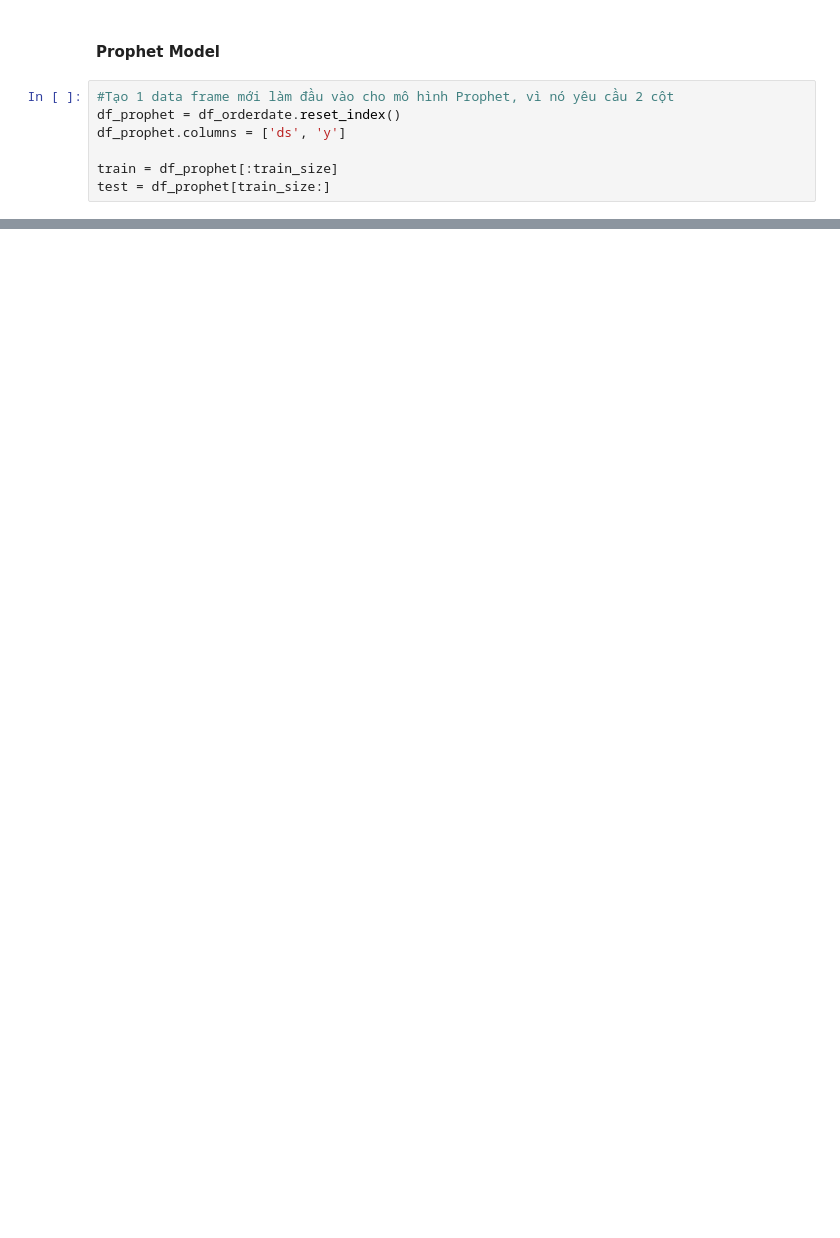
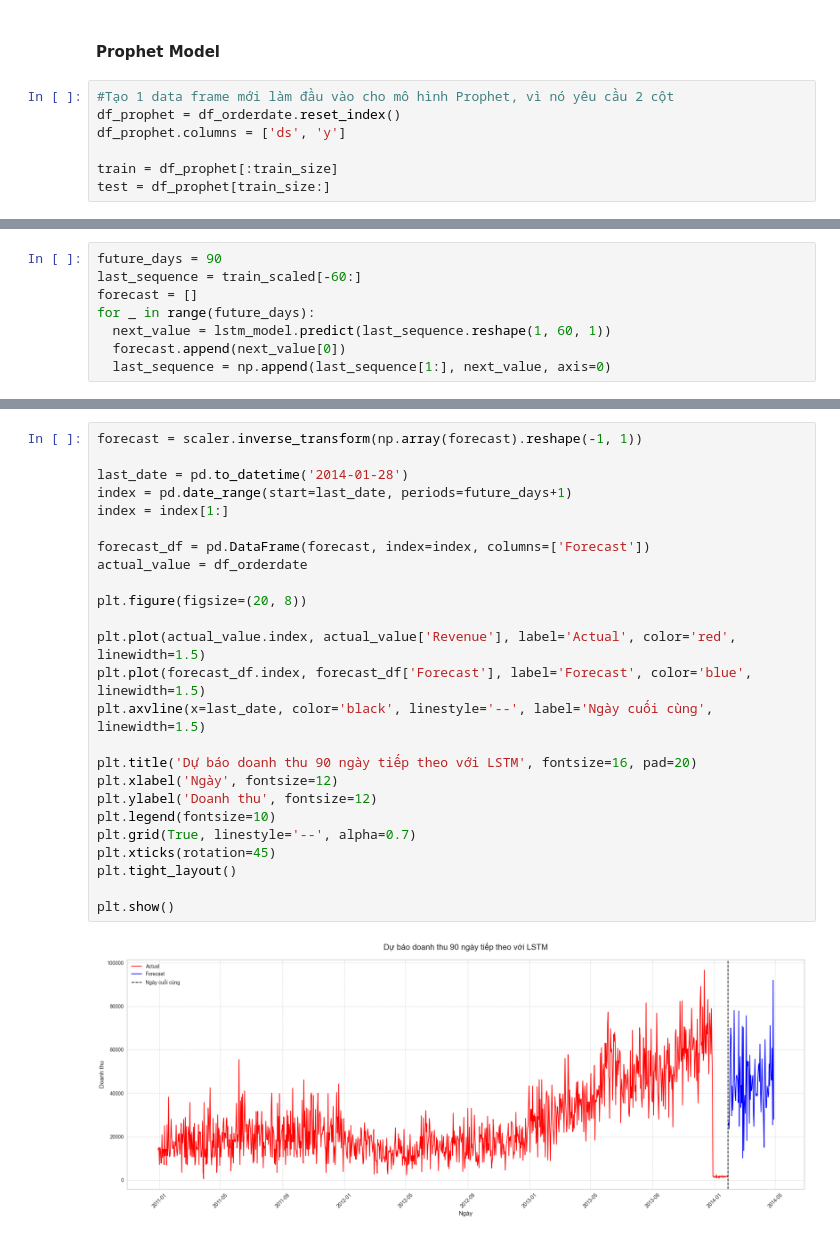
Before and after one commit to tienhai2808/simple_data_mining, a Jupyter notebook: main.ipynb, the cells around one changed output, grey strips where cells are left out. Drawn from its saved outputs; the diff is of its cells as text; blank space fills up the shorter version.

```diff
--- a/main.ipynb
+++ b/main.ipynb
@@ -1008,0 +1103,8 @@ plt.show()
+# %%
+future_days = 90
+last_sequence = train_scaled[-60:]
+forecast = []
+for _ in range(future_days):
+  next_value = lstm_model.predict(last_sequence.reshape(1, 60, 1))
+  forecast.append(next_value[0])
+  last_sequence = np.append(last_sequence[1:], next_value, axis=0)
@@ -1008,0 +1129,27 @@ plt.show()
+# %%
+forecast = scaler.inverse_transform(np.array(forecast).reshape(-1, 1))
+
+last_date = pd.to_datetime('2014-01-28')
+index = pd.date_range(start=last_date, periods=future_days+1)
+index = index[1:]
+
+forecast_df = pd.DataFrame(forecast, index=index, columns=['Forecast'])
+actual_value = df_orderdate
+
+plt.figure(figsize=(20, 8))
+
+plt.plot(actual_value.index, actual_value['Revenue'], label='Actual', color='red', linewidth=1.5)
+plt.plot(forecast_df.index, forecast_df['Forecast'], label='Forecast', color='blue', linewidth=1.5)
+plt.axvline(x=last_date, color='black', linestyle='--', label='Ngày cuối cùng', linewidth=1.5)
+
+plt.title('Dự báo doanh thu 90 ngày tiếp theo với LSTM', fontsize=16, pad=20)
+plt.xlabel('Ngày', fontsize=12)
+plt.ylabel('Doanh thu', fontsize=12)
+plt.legend(fontsize=10)
+plt.grid(True, linestyle='--', alpha=0.7)
+plt.xticks(rotation=45)
+plt.tight_layout()
+
+plt.show()
+# %% [output]
+[figure, added]
```
Also changed, not shown: parts of 26 cells of this notebook, 2 other files.
